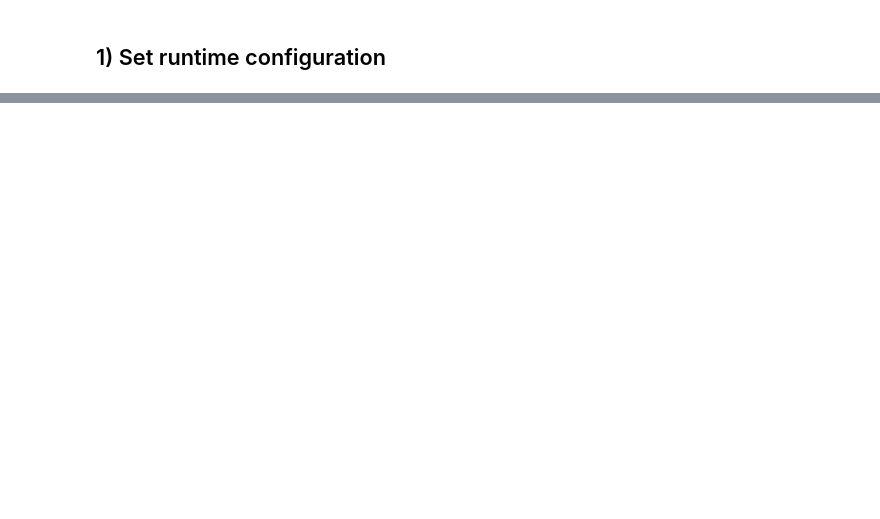
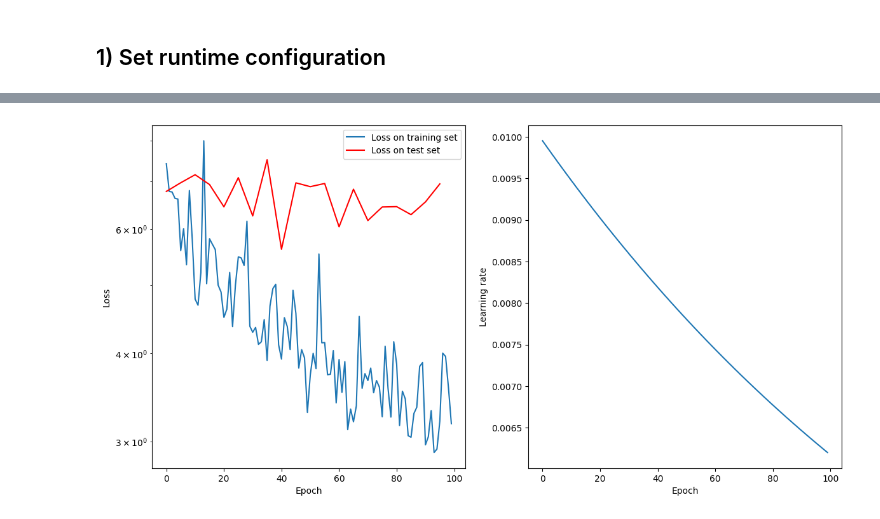
Before and after one commit to sebgur/SDev.Python, a Jupyter notebook: notebooks/StoVol Training.ipynb, the cells around one changed output, grey strips where cells are left out. Drawn from its saved outputs; the diff is of its cells as text; code cells hidden in the pictures; blank space fills up the shorter version.

```diff
--- a/notebooks/StoVol Training.ipynb
+++ b/notebooks/StoVol Training.ipynb
@@ -85,4 +75,0 @@ Here we generate the samples using the SDevPy framework. First prices are calcul
-# %%
-# Select the model
-generator = stovolfactory.set_generator(MODEL_TYPE, NUM_EXPIRIES, SURFACE_SIZE, NUM_MC,
-                                        POINTS_PER_YEAR, SEED)
@@ -133,0 +362,27 @@ Runtime(File Output): 0.2s
+# %%
+# Show training history
+if TRAIN:
+    hist_epochs = callback.epochs
+    hist_losses = callback.losses
+    hist_lr = callback.learning_rates
+    sampled_epochs = callback.sampled_epochs
+    test_losses = callback.test_losses
+
+    plt.figure(figsize=(14, 7))
+    plt.subplots_adjust(hspace=0.40)
+
+    plt.subplot(1, 2, 1)
+    plt.xlabel('Epoch')
+    plt.ylabel('Loss')
+    plt.yscale("log")
+    plt.plot(hist_epochs, hist_losses, label='Loss on training set')
+    plt.plot(sampled_epochs, test_losses, color='red', label='Loss on test set')
+    plt.legend(loc='upper right')
+    plt.subplot(1, 2, 2)
+    plt.xlabel('Epoch')
+    plt.ylabel('Learning rate')
+    plt.plot(hist_epochs, hist_lr)
+
+    plt.show()
+# %% [output]
+[figure, added]
```
Also changed, not shown: parts of 20 cells of this notebook, 5 other files.
